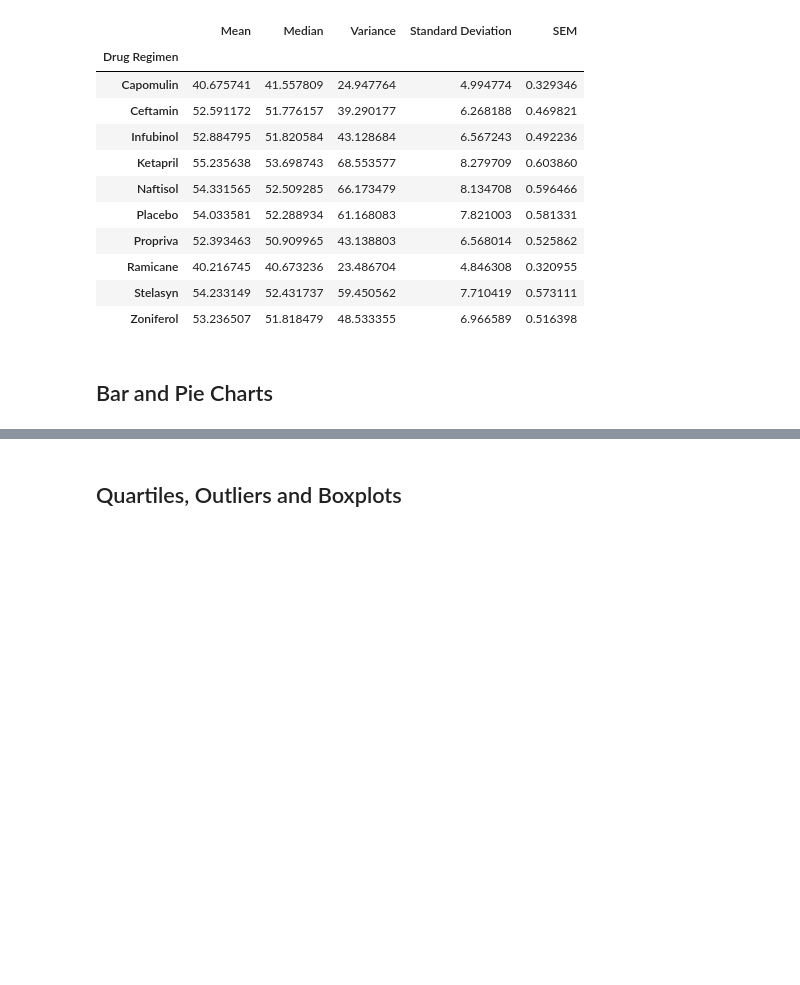
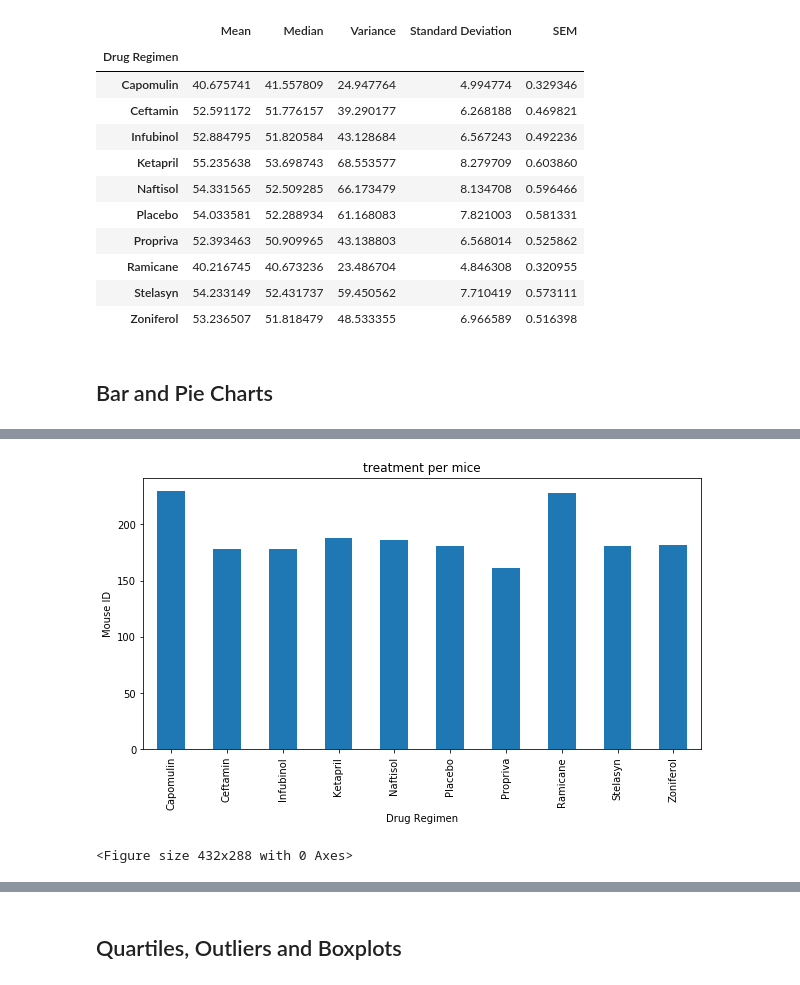
Before and after one commit to Ingrid-Deukoue/The-Power-of-Plots, a Jupyter notebook: pymaceuticals_starter.ipynb, the cells around one changed output, grey strips where cells are left out. Saved outputs shown, nothing was run; the diff lists cells and outputs as text; code cells hidden in the pictures; blank space fills up the shorter version.

```diff
--- a/pymaceuticals_starter.ipynb
+++ b/pymaceuticals_starter.ipynb
@@ -106,3 +107,7 @@ sum_stats
 | Zoniferol | 53.236507 | 51.818479 | 48.533355 | 6.966589 | 0.516398 |
 # %% [markdown]
 ## Bar and Pie Charts
+# %%
+# Generate a bar plot showing the total number of mice for each treatment throughout the course of the study using pandas.
+mouse_regimen = Mouse_Data_Results_df.groupby(['Drug Regimen']).count()['Mouse ID']
+mouse_regimen
@@ -109,12 +127,14 @@ sum_stats
 # %%
-# Generate a bar plot showing the total number of mice for each treatment throughout the course of the study using pandas.
-clean_data.plot(kind="bar", figsize=(10,5))
+mouse_regimen.plot(kind="bar", figsize=(10,5))
 
 #set chart title
 plt.title("treatment per mice")
 plt.xlabel("Drug Regimen")
-plt.ylabel("Data Points")
+plt.ylabel("Mouse ID")
 
 #show chart and set layout
 plt.show()
 plt.tight_layout()
+# %% [output]
+[figure, added]
+<Figure size 432x288 with 0 Axes>
```
Also changed, not shown: parts of 15 cells of this notebook.
